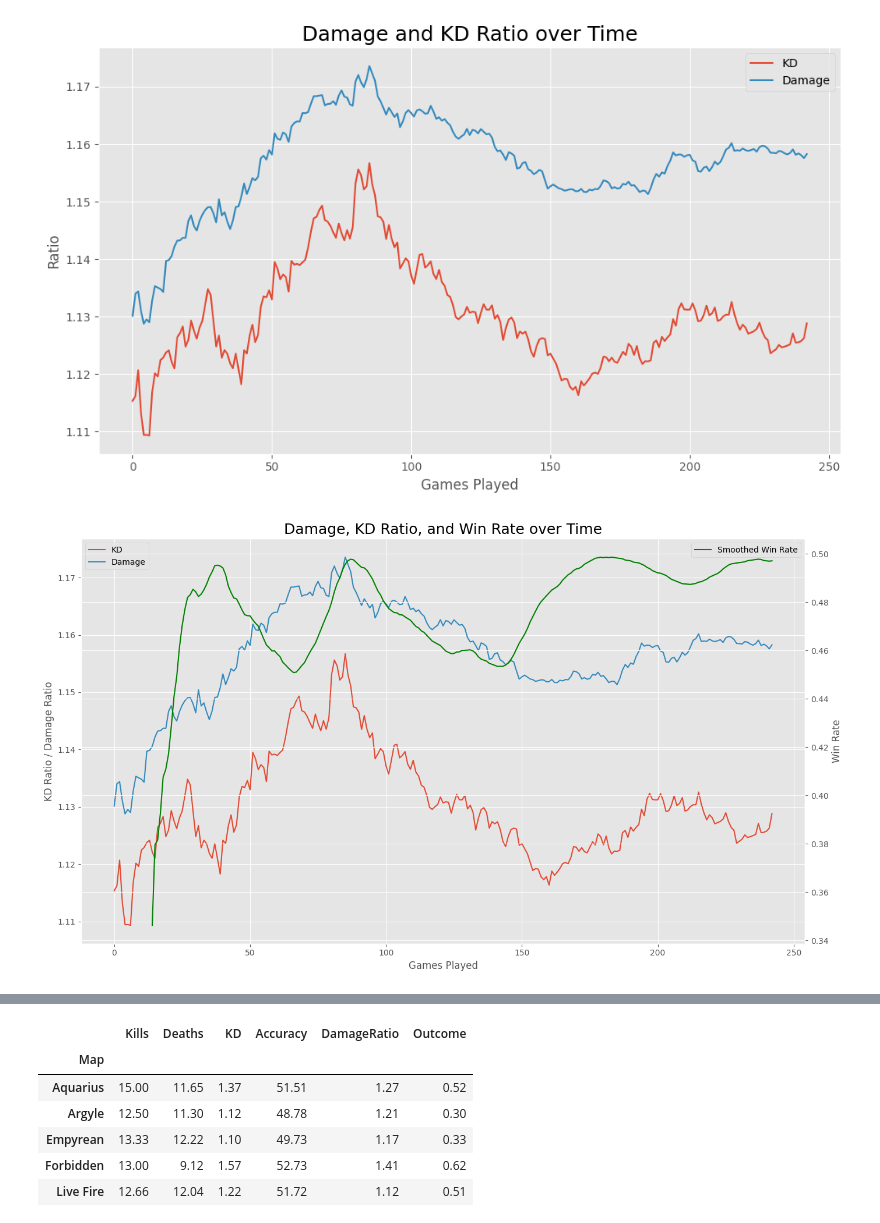
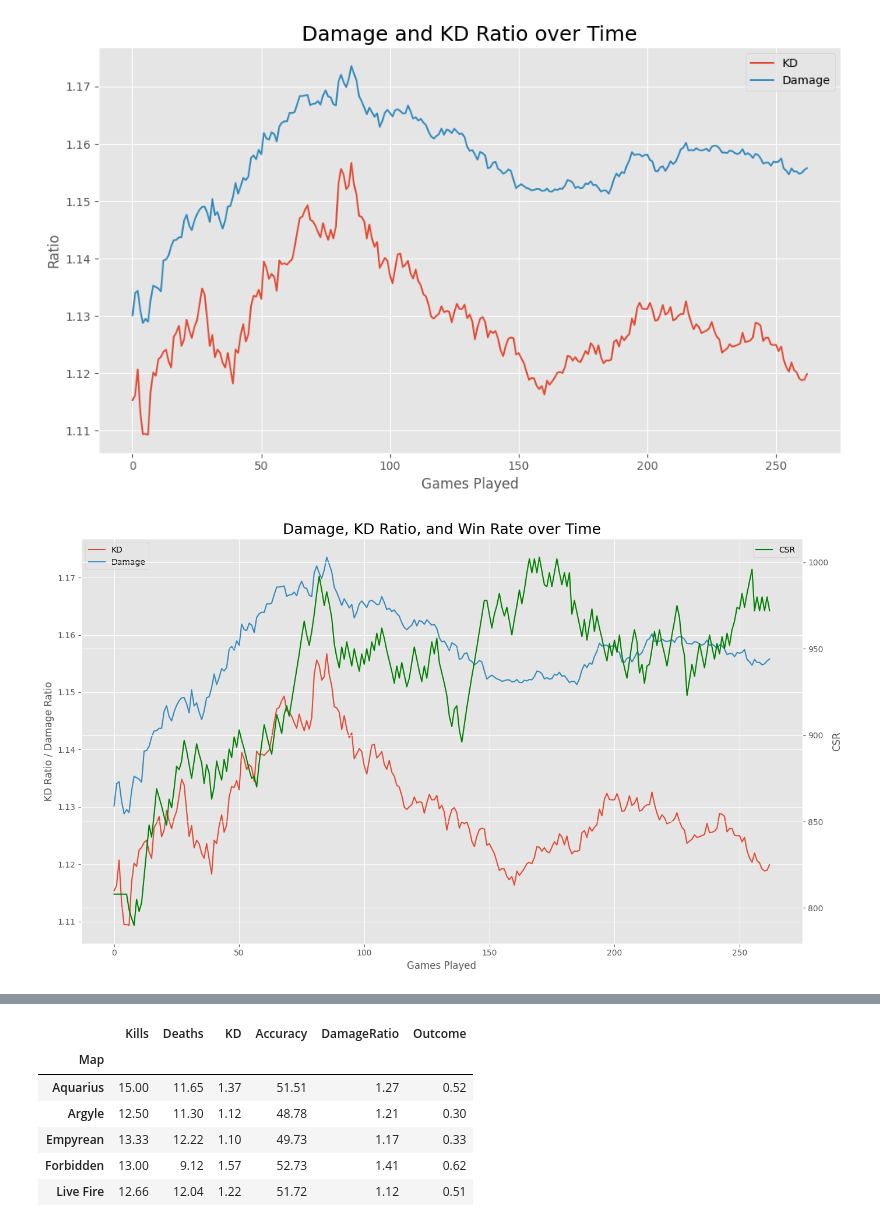
Before and after one commit to palmerac/Halo, a Jupyter notebook: halo.ipynb, the cells around one changed output, grey strips where cells are left out. Saved outputs shown, nothing was run; the diff lists cells and outputs as text; code cells hidden in the pictures.

```diff
--- a/halo.ipynb
+++ b/halo.ipynb
@@ -8,7 +8,7 @@ plt.style.use('ggplot')
 import warnings
 warnings.filterwarnings('ignore')
 # %%
-df = pd.read_csv('earl694412-infinite-matchhistory1124.csv')
+df = pd.read_csv('earl694412-infinite-matchhistory1127.csv')
 df.info()
 # %% [output]
 <class 'pandas.core.frame.DataFrame'>
@@ -42,9 +42,10 @@ df['ExcessDeaths'] = df['ExpectedDeaths'] - df['Deaths']
 df['LifetimeKD'] = df['Kills'].cumsum() / df['Deaths'].cumsum()
 df['LifetimeDmgRatio'] = df['DamageDone'].cumsum() / df['DamageTaken'].cumsum()
 
-df = df.drop(['Player', 'MatchId', 'Input', 'Queue', 'Mmr', 'Csr'],axis=1)
-dfR = df[df['Playlist'] == 'Ranked Arena']
-dfr = dfR[dfR['Date']> '2023-01-01']
+df = df.drop(['Player', 'MatchId', 'Input', 'Queue', 'Mmr'],axis=1)
+dfr = df[df['Date']> '2023-01-01']
+dfr = dfr[dfr['Playlist'] == 'Ranked Arena']
+dfr['Csr'] = dfr['Csr'].replace(0, method='ffill')
 dfr = dfr[dfr['Outcome'] != 'Draw']
 dfr = dfr[dfr['Outcome'] != 'Left']
 dfr['Outcome'] = dfr['Outcome'].map({'Win': 1, 'Loss': 0})
@@ -52,6 +53,7 @@ dfr['LifetimeWinRate'] = (dfr['Outcome'].cumsum() /
                           (dfr['Outcome'].cumsum() +
                            dfr['Outcome'].eq(0).cumsum())).fillna(0)
 dfr = dfr.drop('Playlist', axis=1).reset_index()
+dfr.loc[:4, 'Csr'] = 808
 dfr.to_csv('df.csv')
 dfr.info()
 # %% [output]
@@ -120,28 +122,28 @@ plt.tight_layout()
 plt.savefig('Plots/DamKDRatios.png', dpi=300)
 plt.show()
 # %% [output]
-[figure, old version]
+[figure, new version]
 # %%
 # Smooth the LifetimeWinRate using a 10-game moving average
-dfr['SmoothedWinRate'] = dfr['LifetimeWinRate'].rolling(window=15).mean()
+# dfr['SmoothedWinRate'] = dfr['LifetimeWinRate'].rolling(window=15).mean()
 
 plt.figure(figsize=(14,8))
 ax1 = plt.gca()
 ax2 = ax1.twinx()
 ax1.plot(dfr['LifetimeKD'], label='KD' )
 ax1.plot(dfr['LifetimeDmgRatio'], label='Damage')
-ax2.plot(dfr['SmoothedWinRate'], color='green', label='Smoothed Win Rate')
+ax2.plot(dfr['Csr'], color='green', label='CSR')
 ax1.set_title('Damage, KD Ratio, and Win Rate over Time', fontsize=18)
 ax1.set_xlabel('Games Played')
 ax1.set_ylabel('KD Ratio / Damage Ratio')
-ax2.set_ylabel('Win Rate')
+ax2.set_ylabel('CSR')
 ax1.legend(loc='upper left')
 ax2.legend(loc='upper right')
 plt.tight_layout()
-plt.savefig('Plots/DamKDRatiosWinRate.png', dpi=300)
+plt.savefig('Plots/DamKDRatiosCsr.png', dpi=300)
 plt.show()
 # %% [output]
-[figure, old version]
+[figure, new version]
 # %%
 import seaborn as sns
 import matplotlib.pyplot as plt
```
Also changed, not shown: parts of 10 cells of this notebook, 9 other files.
